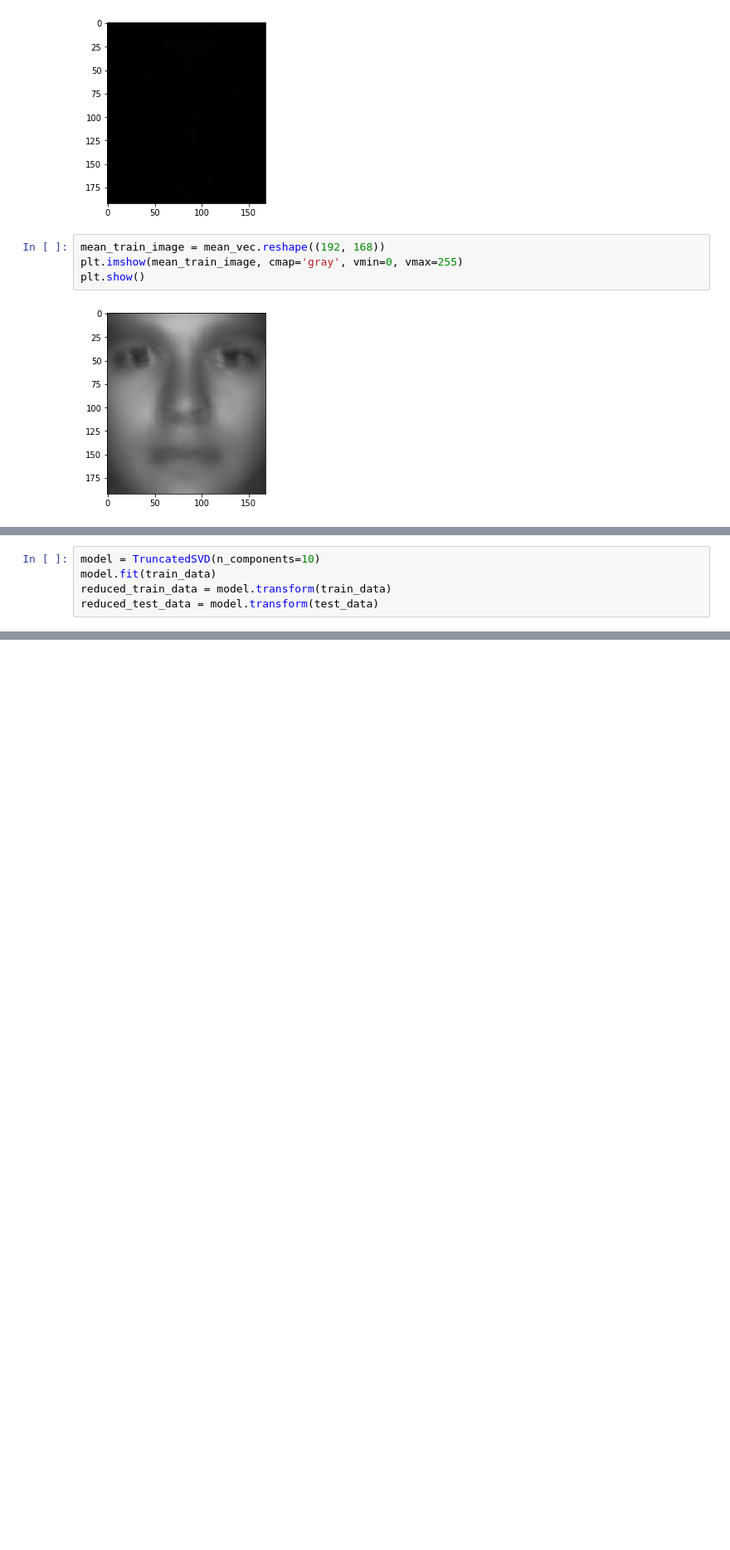
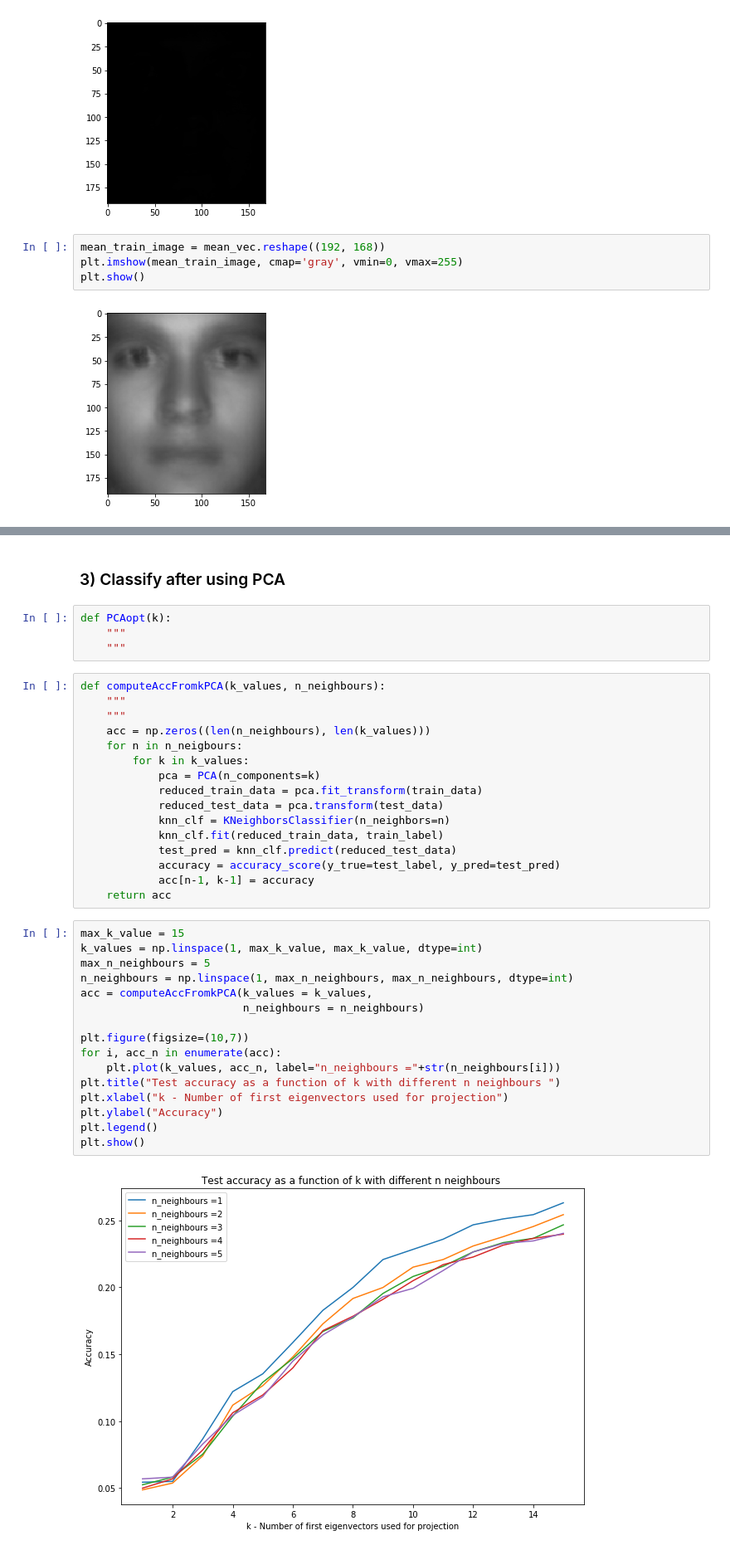
Before and after one commit to poupeaua/face-recognition, a Jupyter notebook: faceRec.ipynb, the cells around one changed output, grey strips where cells are left out. Shown at 83% size. Cells and saved outputs as stored; diff of their text form; blank space fills up the shorter version.

```diff
--- a/faceRec.ipynb
+++ b/faceRec.ipynb
@@ -316,5 +318,0 @@ plt.show()
-# %%
-model = TruncatedSVD(n_components=10)
-model.fit(train_data)
-reduced_train_data = model.transform(train_data)
-reduced_test_data = model.transform(test_data)
@@ -320,0 +325,40 @@ reduced_test_data = model.transform(test_data)
+# %% [markdown]
+### 3) Classify after using PCA
+# %%
+def PCAopt(k):
+    """
+    """
+# %%
+def computeAccFromkPCA(k_values, n_neighbours):
+    """
+    """
+    acc = np.zeros((len(n_neighbours), len(k_values)))
+    for n in n_neigbours:
+        for k in k_values:
+            pca = PCA(n_components=k)
+            reduced_train_data = pca.fit_transform(train_data)
+            reduced_test_data = pca.transform(test_data)
+            knn_clf = KNeighborsClassifier(n_neighbors=n)
+            knn_clf.fit(reduced_train_data, train_label)
+            test_pred = knn_clf.predict(reduced_test_data)
+            accuracy = accuracy_score(y_true=test_label, y_pred=test_pred)
+            acc[n-1, k-1] = accuracy
+    return acc
+# %%
+max_k_value = 15
+k_values = np.linspace(1, max_k_value, max_k_value, dtype=int)
+max_n_neighbours = 5
+n_neighbours = np.linspace(1, max_n_neighbours, max_n_neighbours, dtype=int)
+acc = computeAccFromkPCA(k_values = k_values,
+                         n_neighbours = n_neighbours)
+
+plt.figure(figsize=(10,7))
+for i, acc_n in enumerate(acc):
+    plt.plot(k_values, acc_n, label="n_neighbours ="+str(n_neighbours[i]))
+plt.title("Test accuracy as a function of k with different n neighbours ")
+plt.xlabel("k - Number of first eigenvectors used for projection")
+plt.ylabel("Accuracy")
+plt.legend()
+plt.show()
+# %% [output]
+[figure, added]
```
Also changed, not shown: parts of 17 cells of this notebook, 8 other files.
